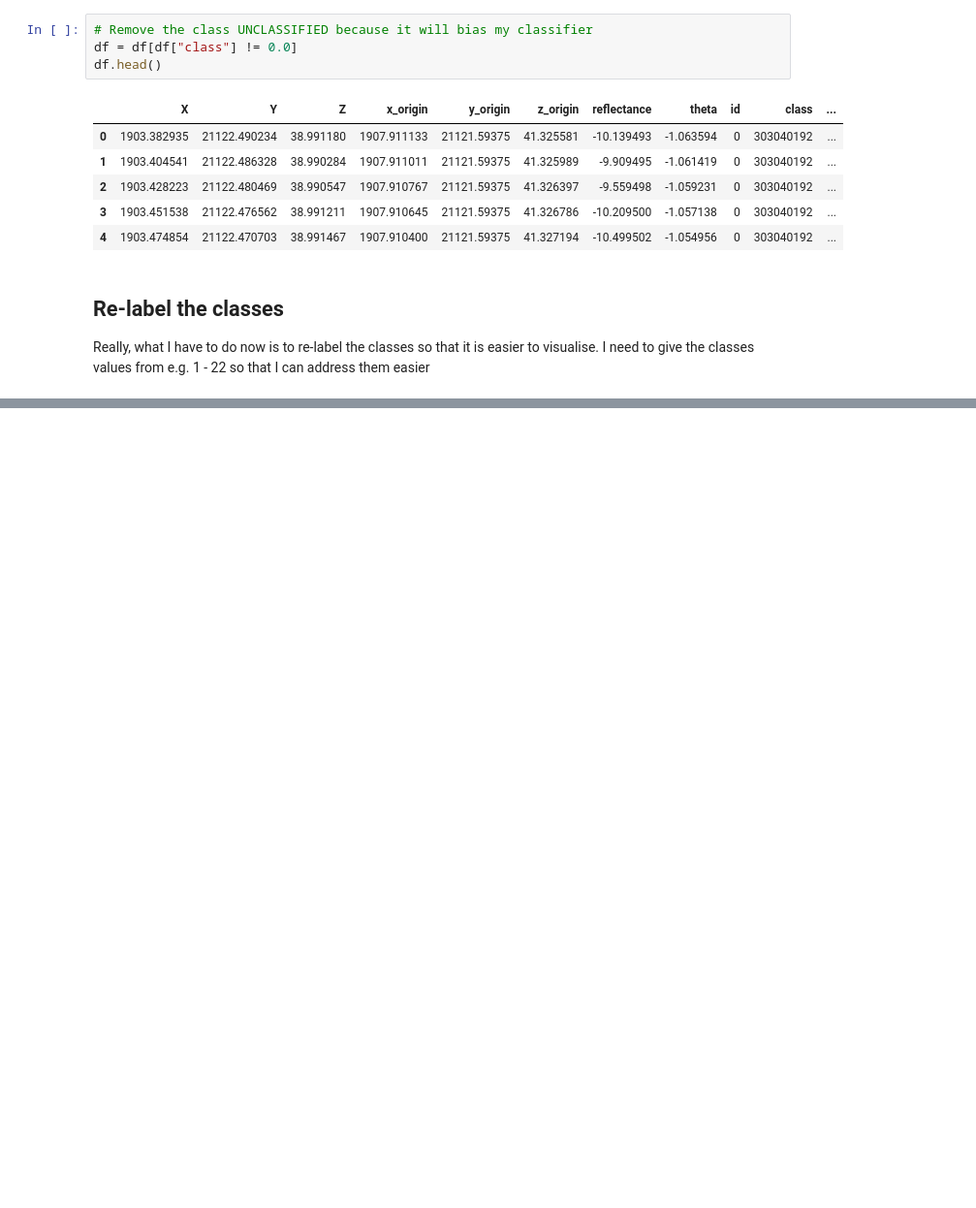
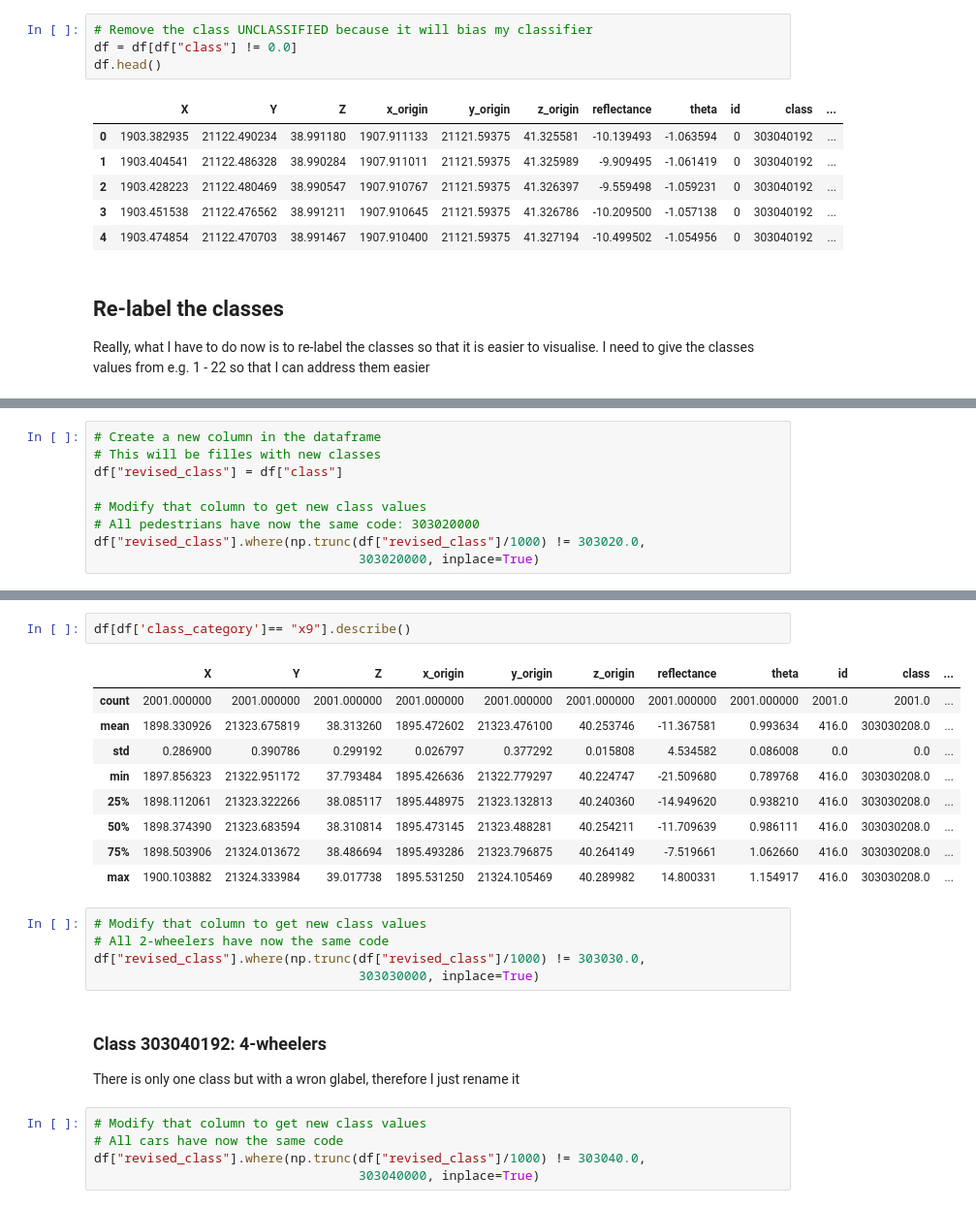
Before and after one commit to NoemiRoecklinger/dissertation, a Jupyter notebook: 2_analyseClasses.ipynb, the cells around one changed output, grey strips where cells are left out. Shown at 97% size. Drawn from its saved outputs; the diff is of its cells as text; blank space fills up the shorter version.

Commit message:
Analysing the classes evening session

```diff
--- a/2_analyseClasses.ipynb
+++ b/2_analyseClasses.ipynb
@@ -182,0 +283,9 @@ Really, what I have to do now is to re-label the classes so that it is easier to
+# %%
+# Create a new column in the dataframe
+# This will be filles with new classes
+df["revised_class"] = df["class"]
+
+# Modify that column to get new class values
+# All pedestrians have now the same code: 303020000
+df["revised_class"].where(np.trunc(df["revised_class"]/1000) != 303020.0,
+                                   303020000, inplace=True)
@@ -182,0 +299,26 @@ Really, what I have to do now is to re-label the classes so that it is easier to
+# %%
+df[df['class_category']== "x9"].describe()
+# %% [output]
+|  | X | Y | Z | x_origin | y_origin | z_origin | reflectance | theta | id | class | ... |
+| count | 2001.000000 | 2001.000000 | 2001.000000 | 2001.000000 | 2001.000000 | 2001.000000 | 2001.000000 | 2001.000000 | 2001.0 | 2001.0 | ... |
+| mean | 1898.330926 | 21323.675819 | 38.313260 | 1895.472602 | 21323.476100 | 40.253746 | -11.367581 | 0.993634 | 416.0 | 303030208.0 | ... |
+| std | 0.286900 | 0.390786 | 0.299192 | 0.026797 | 0.377292 | 0.015808 | 4.534582 | 0.086008 | 0.0 | 0.0 | ... |
+| min | 1897.856323 | 21322.951172 | 37.793484 | 1895.426636 | 21322.779297 | 40.224747 | -21.509680 | 0.789768 | 416.0 | 303030208.0 | ... |
+| 25% | 1898.112061 | 21323.322266 | 38.085117 | 1895.448975 | 21323.132813 | 40.240360 | -14.949620 | 0.938210 | 416.0 | 303030208.0 | ... |
+| 50% | 1898.374390 | 21323.683594 | 38.310814 | 1895.473145 | 21323.488281 | 40.254211 | -11.709639 | 0.986111 | 416.0 | 303030208.0 | ... |
+| 75% | 1898.503906 | 21324.013672 | 38.486694 | 1895.493286 | 21323.796875 | 40.264149 | -7.519661 | 1.062660 | 416.0 | 303030208.0 | ... |
+| max | 1900.103882 | 21324.333984 | 39.017738 | 1895.531250 | 21324.105469 | 40.289982 | 14.800331 | 1.154917 | 416.0 | 303030208.0 | ... |
+# %%
+# Modify that column to get new class values
+# All 2-wheelers have now the same code
+df["revised_class"].where(np.trunc(df["revised_class"]/1000) != 303030.0,
+                                   303030000, inplace=True)
+# %% [markdown]
+### Class 303040192: 4-wheelers
+
+There is only one class but with a wron glabel, therefore I just rename it
+# %%
+# Modify that column to get new class values
+# All cars have now the same code
+df["revised_class"].where(np.trunc(df["revised_class"]/1000) != 303040.0,
+                                   303040000, inplace=True)
```
Also changed, not shown: parts of 18 cells of this notebook, 3 other files.
